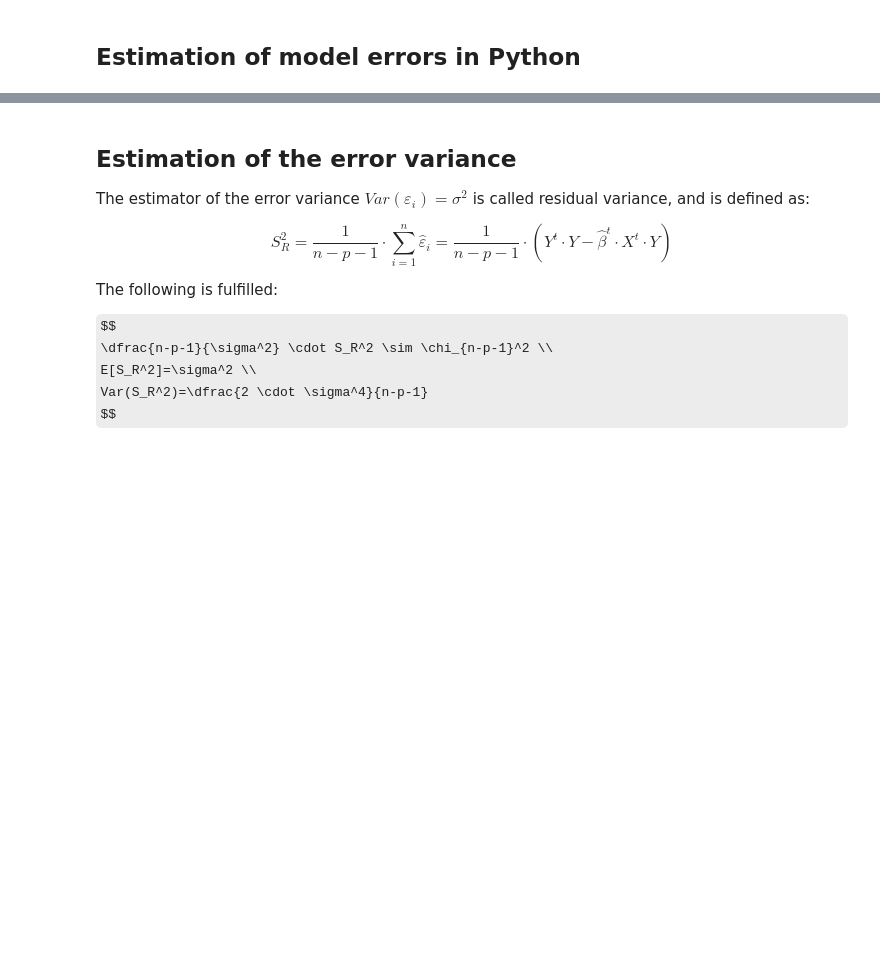
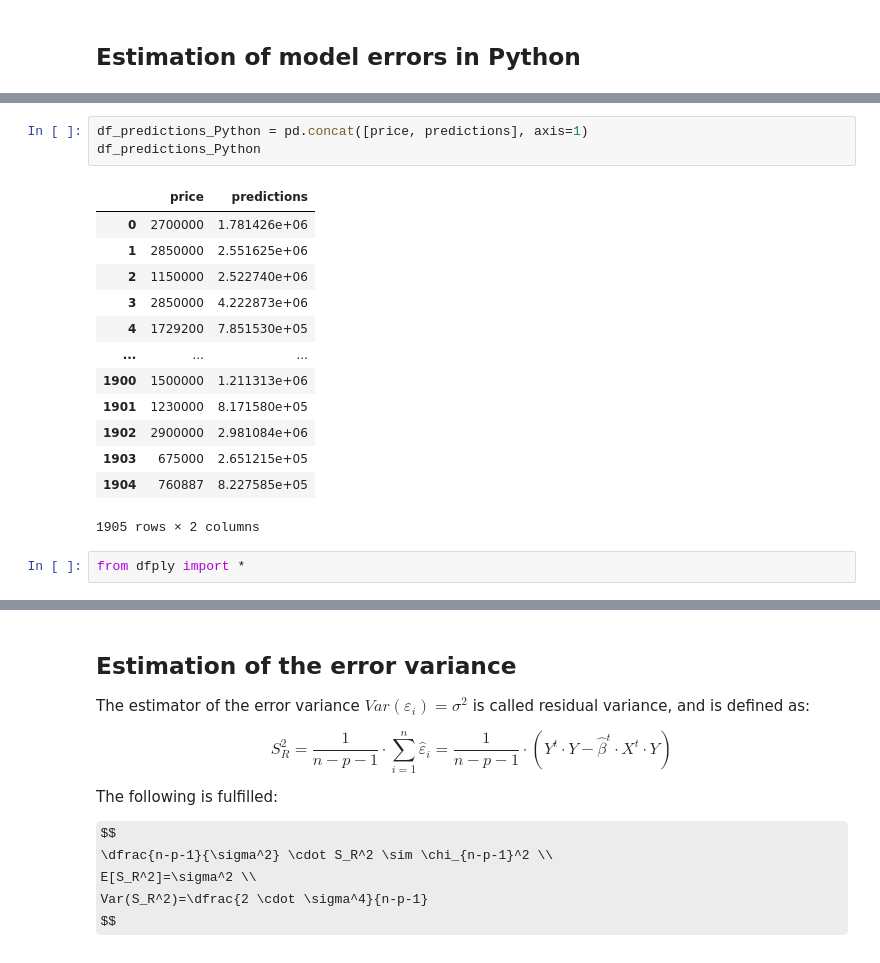
Before and after one commit to FabioScielzoOrtiz/Estadistica4all-blog, a Jupyter notebook: Linear Regression in Python and R/Linear Regression in Python and R.ipynb, the cells around one changed output, grey strips where cells are left out. Drawn from its saved outputs; the diff is of its cells as text; some formulas as TeX source; blank space fills up the shorter version.

```diff
--- a/Linear Regression in Python and R/Linear Regression in Python and R.ipynb
+++ b/Linear Regression in Python and R/Linear Regression in Python and R.ipynb
@@ -1022,0 +1090,19 @@ model errors:
+# %%
+df_predictions_Python = pd.concat([price, predictions], axis=1)
+df_predictions_Python
+# %% [output]
+|  | price | predictions |
+| 0 | 2700000 | 1.781426e+06 |
+| 1 | 2850000 | 2.551625e+06 |
+| 2 | 1150000 | 2.522740e+06 |
+| 3 | 2850000 | 4.222873e+06 |
+| 4 | 1729200 | 7.851530e+05 |
+| ... | ... | ... |
+| 1900 | 1500000 | 1.211313e+06 |
+| 1901 | 1230000 | 8.171580e+05 |
+| 1902 | 2900000 | 2.981084e+06 |
+| 1903 | 675000 | 2.651215e+05 |
+| 1904 | 760887 | 8.227585e+05 |
+1905 rows × 2 columns
+# %%
+from dfply import *
```
Also changed, not shown: parts of 19 cells of this notebook.
